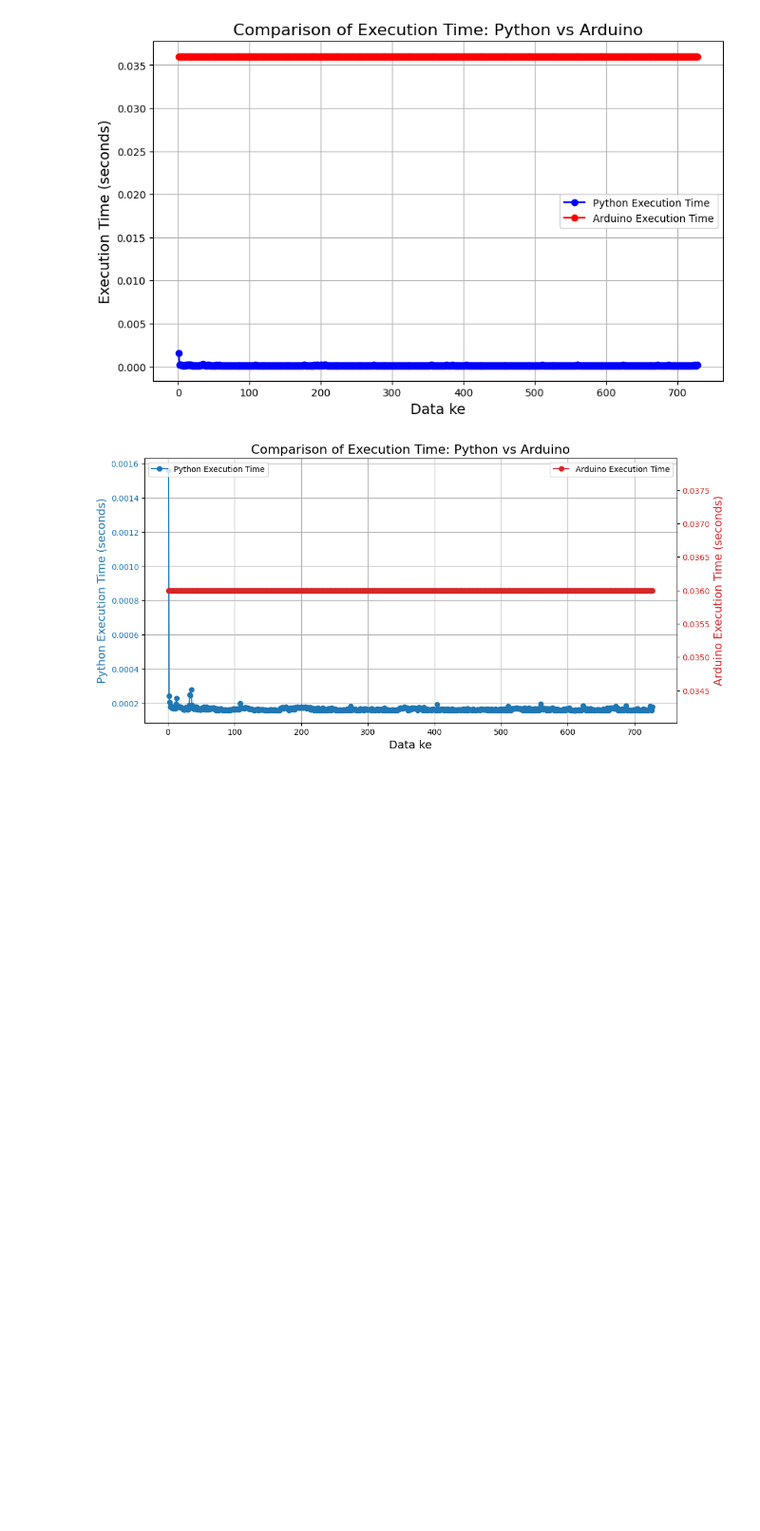
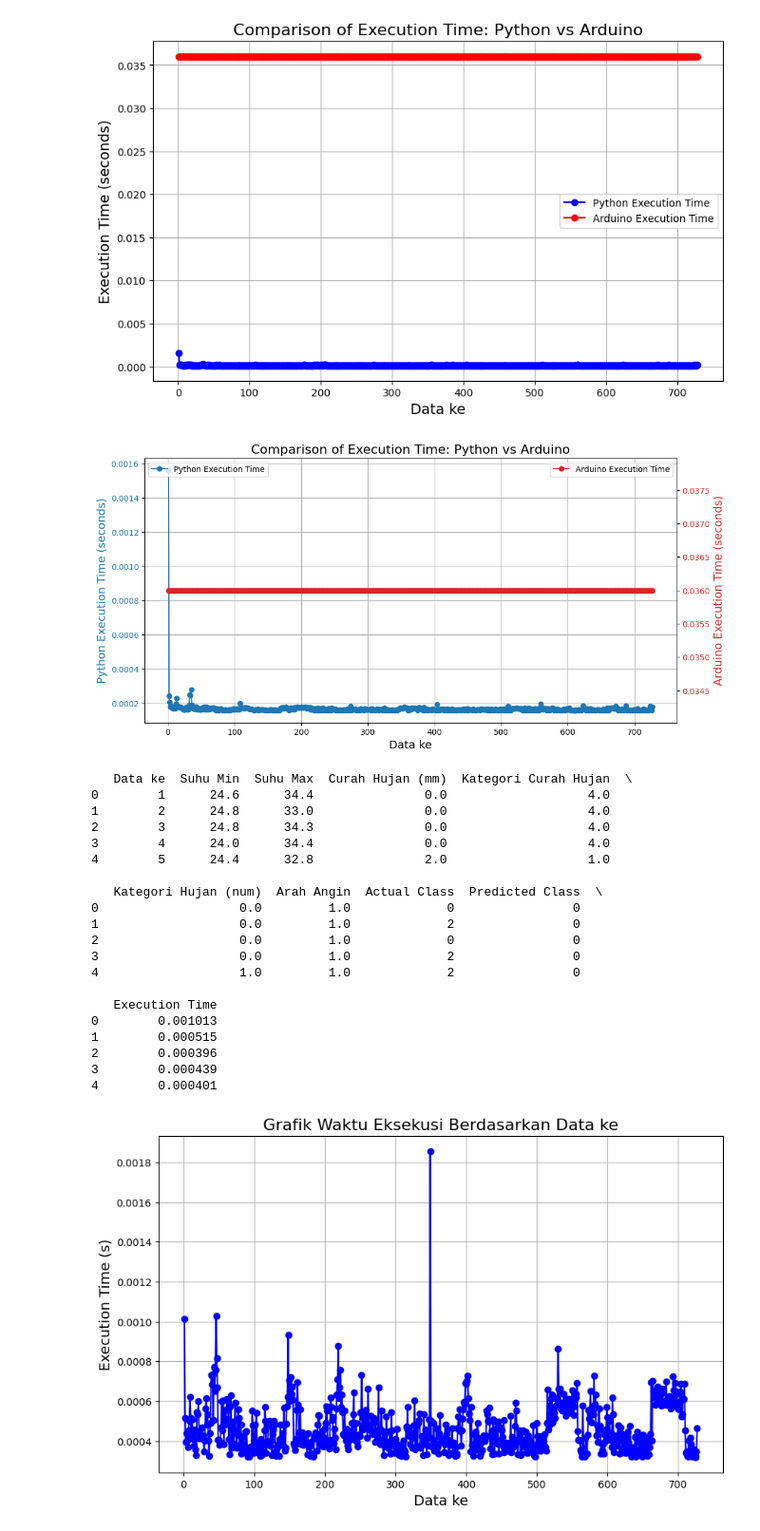
Before and after one commit to rifai716/edge-ai, a Jupyter notebook: prediksi-hujan-svm/olah-data.ipynb, the cells around one changed output. Shown: that part at 95% size. Drawn from its saved outputs; the diff is of its cells as text; code cells hidden in the pictures; blank space fills up the shorter version.

```diff
--- a/prediksi-hujan-svm/olah-data.ipynb
+++ b/prediksi-hujan-svm/olah-data.ipynb
@@ -63,3 +63,45 @@ ax1.grid(True)
 plt.show()
 # %% [output]
 [figure]
+# %%
+
+# Membaca file CSV
+df = pd.read_csv('output-server only.csv')
+
+# Menampilkan 5 baris pertama dari data
+print(df.head())
+
+# Membuat grafik waktu eksekusi berdasarkan 'Data ke' dan 'Execution Time'
+plt.figure(figsize=(10, 6))
+plt.plot(df['Data ke'], df['Execution Time'], marker='o', linestyle='-', color='b')
+
+# Memberikan judul dan label pada sumbu
+plt.title('Grafik Waktu Eksekusi Berdasarkan Data ke', fontsize=16)
+plt.xlabel('Data ke', fontsize=14)
+plt.ylabel('Execution Time (s)', fontsize=14)
+
+# Menampilkan grid dan grafik
+plt.grid(True)
+plt.show()
+# %% [output]
+   Data ke  Suhu Min  Suhu Max  Curah Hujan (mm)  Kategori Curah Hujan  \
+0        1      24.6      34.4               0.0                   4.0
+1        2      24.8      33.0               0.0                   4.0
+2        3      24.8      34.3               0.0                   4.0
+3        4      24.0      34.4               0.0                   4.0
+4        5      24.4      32.8               2.0                   1.0
+
+   Kategori Hujan (num)  Arah Angin  Actual Class  Predicted Class  \
+0                   0.0         1.0             0                0
+1                   0.0         1.0             2                0
+2                   0.0         1.0             0                0
+3                   0.0         1.0             2                0
+4                   1.0         1.0             2                0
+
+   Execution Time
+0        0.001013
+1        0.000515
+2        0.000396
+3        0.000439
+4        0.000401
+[figure, added]
```
Also changed, not shown: 1 other file.
